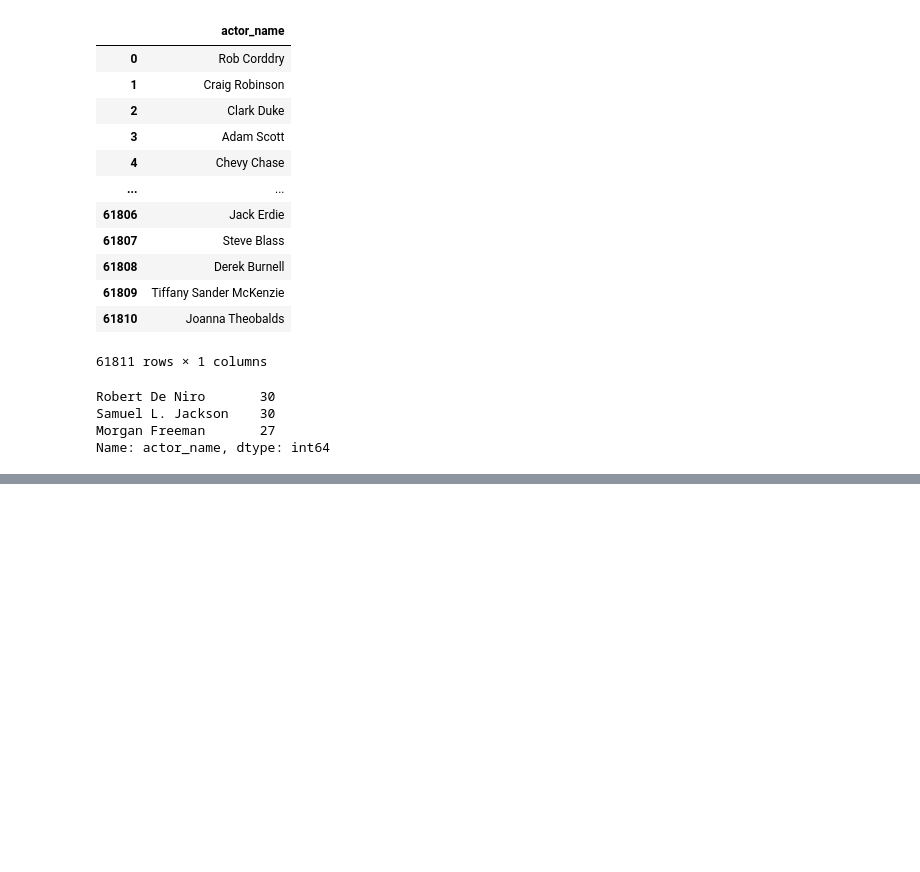
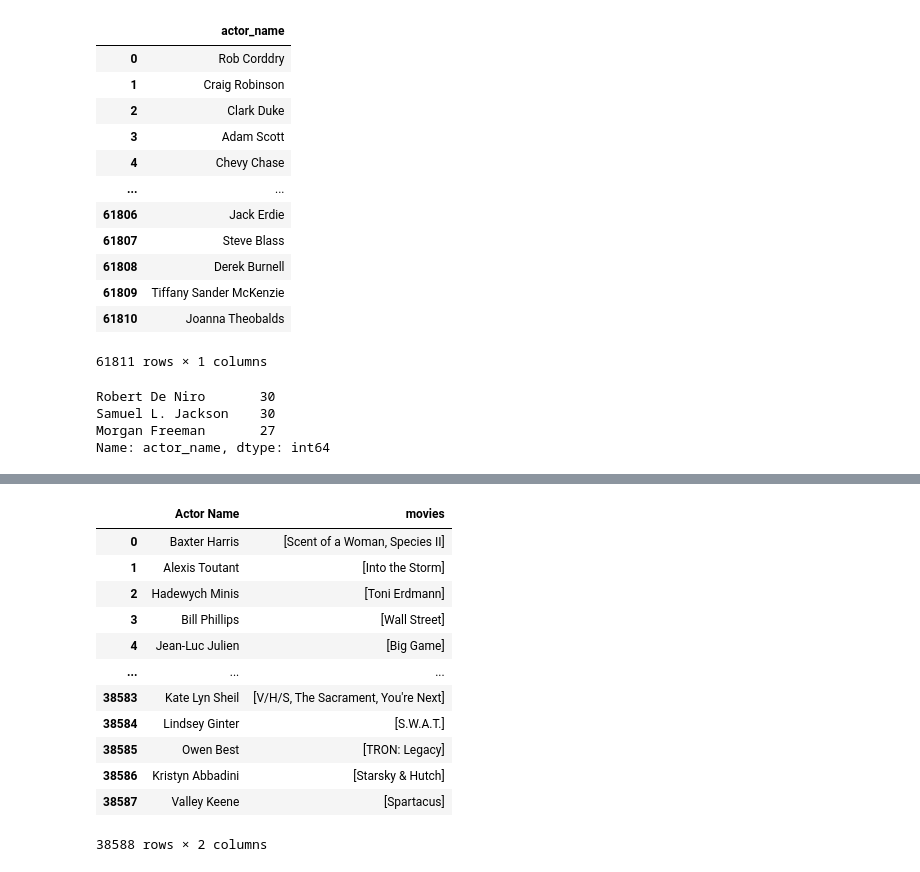
Before and after one commit to rishabhk1501/EDA-on-IMDB-Dataset, a Jupyter notebook: EDA_on_IMDB_Dataset.ipynb, the cells around one changed output, grey strips where cells are left out. Saved outputs shown, nothing was run; the diff lists cells and outputs as text; code cells hidden in the pictures; blank space fills up the shorter version.

```diff
--- a/EDA_on_IMDB_Dataset.ipynb
+++ b/EDA_on_IMDB_Dataset.ipynb
@@ -700,0 +786,7 @@ Name: actor_name, dtype: int64
+# %%
+full_actor_list = []
+for elem in movie_actor_df['Actors']:
+  full_actor_list = full_actor_list + elem
+unique_actor_set = set(full_actor_list)
+unique_actor_list = list(unique_actor_set)
+actor_df = pd.DataFrame(unique_actor_list, columns = ['Actor Name'])
@@ -700,0 +809,12 @@ Name: actor_name, dtype: int64
+# %%
+def get_movie_list_for_actor(actor_name):
+  try:
+
+    actor_movie_list = []
+    for index,row in movie_actor_df.iterrows():
+      for elem in row['Actors']:
+        if actor_name in elem:
+          actor_movie_list.append(row['original_title'])
+    return actor_movie_list
+  except:
+    return []
@@ -700,0 +836,20 @@ Name: actor_name, dtype: int64
+# %%
+actor_df_copy = actor_df.copy()
+# %%
+actor_df_copy['movies'] = actor_df_copy['Actor Name'].apply(get_movie_list_for_actor)
+# %%
+actor_df_copy
+# %% [output]
+|  | Actor Name | movies |
+| 0 | Baxter Harris | [Scent of a Woman, Species II] |
+| 1 | Alexis Toutant | [Into the Storm] |
+| 2 | Hadewych Minis | [Toni Erdmann] |
+| 3 | Bill Phillips | [Wall Street] |
+| 4 | Jean-Luc Julien | [Big Game] |
+| ... | ... | ... |
+| 38583 | Kate Lyn Sheil | [V/H/S, The Sacrament, You're Next] |
+| 38584 | Lindsey Ginter | [S.W.A.T.] |
+| 38585 | Owen Best | [TRON: Legacy] |
+| 38586 | Kristyn Abbadini | [Starsky & Hutch] |
+| 38587 | Valley Keene | [Spartacus] |
+38588 rows × 2 columns
```
Also changed, not shown: parts of 23 cells of this notebook.
